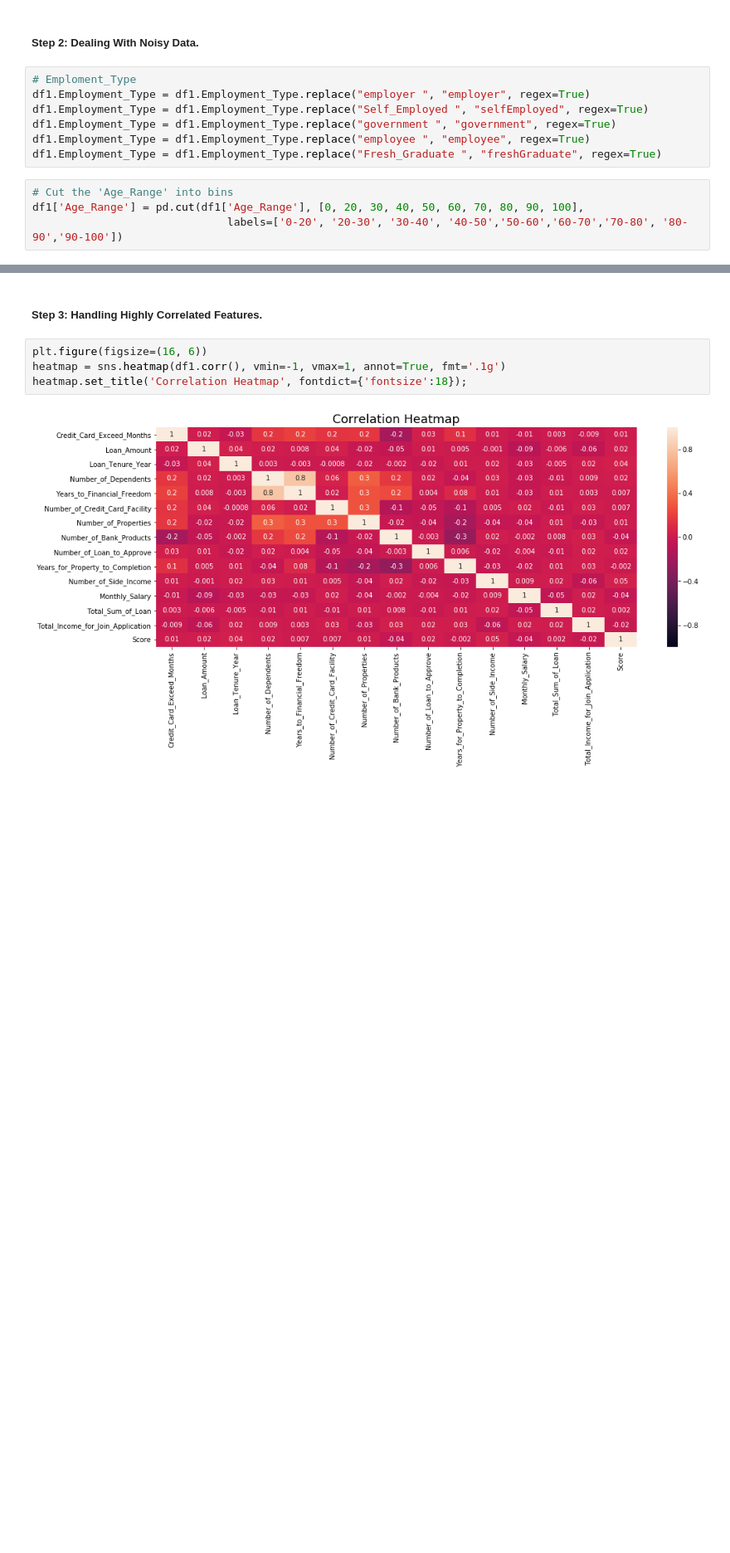
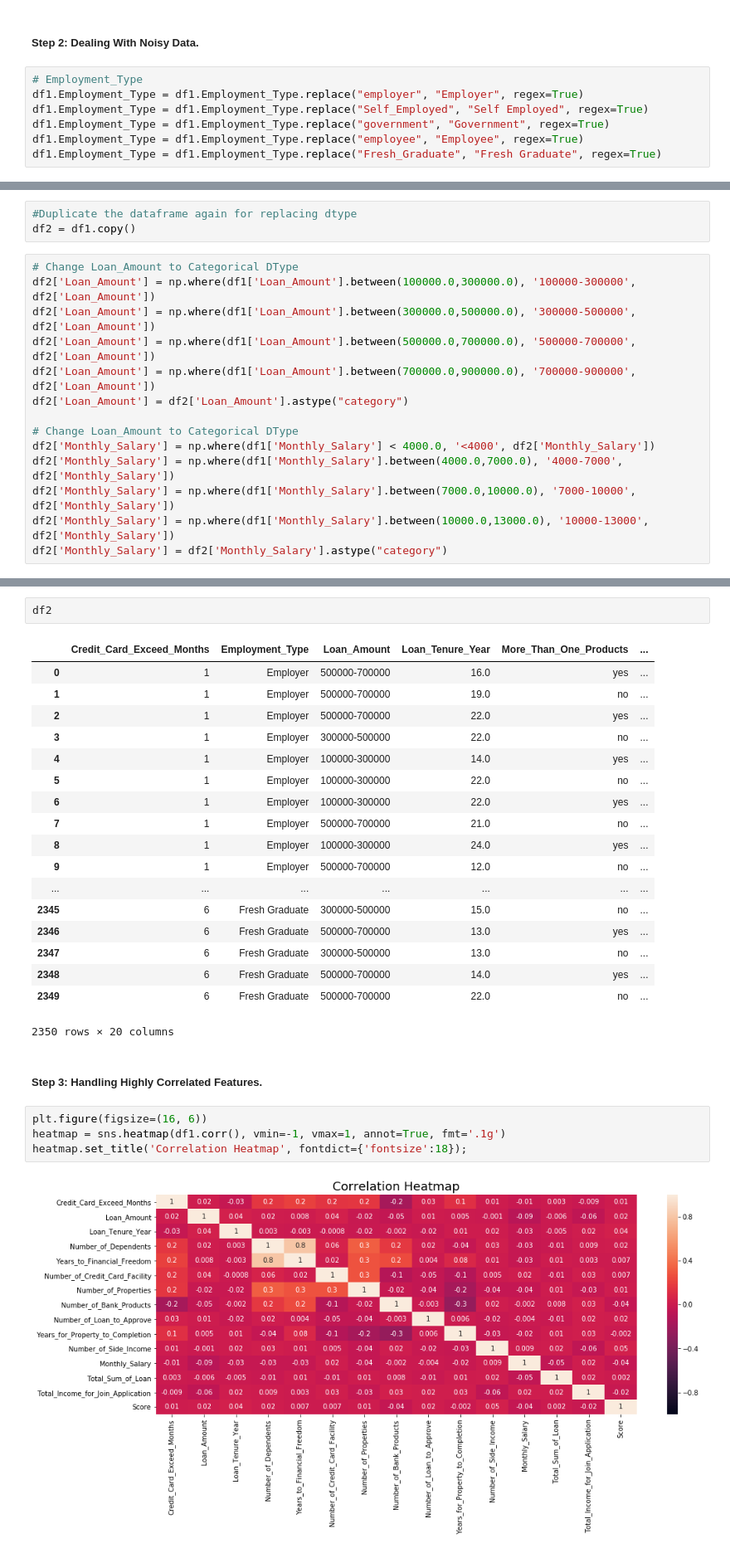
Before and after one commit to wkyg/DataMining, a Jupyter notebook: Project/Project.ipynb, the cells around one changed output, grey strips where cells are left out. Shown at 83% size. Cells and saved outputs as stored; diff of their text form; blank space fills up the shorter version.

```diff
--- a/Project/Project.ipynb
+++ b/Project/Project.ipynb
@@ -84,13 +86,9 @@ dtype: object
 # %% [markdown]
 ##### Step 2: Dealing With Noisy Data.
 # %%
-# Emploment_Type
-df1.Employment_Type = df1.Employment_Type.replace("employer ", "employer", regex=True)
-df1.Employment_Type = df1.Employment_Type.replace("Self_Employed ", "selfEmployed", regex=True)
-df1.Employment_Type = df1.Employment_Type.replace("government ", "government", regex=True)
-df1.Employment_Type = df1.Employment_Type.replace("employee ", "employee", regex=True)
-df1.Employment_Type = df1.Employment_Type.replace("Fresh_Graduate ", "freshGraduate", regex=True)
+# Employment_Type
+df1.Employment_Type = df1.Employment_Type.replace("employer", "Employer", regex=True)
+df1.Employment_Type = df1.Employment_Type.replace("Self_Employed", "Self Employed", regex=True)
+df1.Employment_Type = df1.Employment_Type.replace("government", "Government", regex=True)
+df1.Employment_Type = df1.Employment_Type.replace("employee", "Employee", regex=True)
+df1.Employment_Type = df1.Employment_Type.replace("Fresh_Graduate", "Fresh Graduate", regex=True)
-# %%
-# Cut the 'Age_Range' into bins
-df1['Age_Range'] = pd.cut(df1['Age_Range'], [0, 20, 30, 40, 50, 60, 70, 80, 90, 100],
-                              labels=['0-20', '20-30', '30-40', '40-50','50-60','60-70','70-80', '80-90','90-100'])
@@ -98,0 +95,17 @@ KeyError: 'Age_Range'
+# %%
+#Duplicate the dataframe again for replacing dtype
+df2 = df1.copy()
+# %%
+# Change Loan_Amount to Categorical DType
+df2['Loan_Amount'] = np.where(df1['Loan_Amount'].between(100000.0,300000.0), '100000-300000', df2['Loan_Amount'])
+df2['Loan_Amount'] = np.where(df1['Loan_Amount'].between(300000.0,500000.0), '300000-500000', df2['Loan_Amount'])
+df2['Loan_Amount'] = np.where(df1['Loan_Amount'].between(500000.0,700000.0), '500000-700000', df2['Loan_Amount'])
+df2['Loan_Amount'] = np.where(df1['Loan_Amount'].between(700000.0,900000.0), '700000-900000', df2['Loan_Amount'])
+df2['Loan_Amount'] = df2['Loan_Amount'].astype("category")
+
+# Change Loan_Amount to Categorical DType
+df2['Monthly_Salary'] = np.where(df1['Monthly_Salary'] < 4000.0, '<4000', df2['Monthly_Salary'])
+df2['Monthly_Salary'] = np.where(df1['Monthly_Salary'].between(4000.0,7000.0), '4000-7000', df2['Monthly_Salary'])
+df2['Monthly_Salary'] = np.where(df1['Monthly_Salary'].between(7000.0,10000.0), '7000-10000', df2['Monthly_Salary'])
+df2['Monthly_Salary'] = np.where(df1['Monthly_Salary'].between(10000.0,13000.0), '10000-13000', df2['Monthly_Salary'])
+df2['Monthly_Salary'] = df2['Monthly_Salary'].astype("category")
@@ -99,3 +131,24 @@ KeyError: 'Age_Range'
+# %%
+df2
+# %% [output]
+|  | Credit_Card_Exceed_Months | Employment_Type | Loan_Amount | Loan_Tenure_Year | More_Than_One_Products | ... |
+| 0 | 1 | Employer | 500000-700000 | 16.0 | yes | ... |
+| 1 | 1 | Employer | 500000-700000 | 19.0 | no | ... |
+| 2 | 1 | Employer | 500000-700000 | 22.0 | yes | ... |
+| 3 | 1 | Employer | 300000-500000 | 22.0 | no | ... |
+| 4 | 1 | Employer | 100000-300000 | 14.0 | yes | ... |
+| 5 | 1 | Employer | 100000-300000 | 22.0 | no | ... |
+| 6 | 1 | Employer | 100000-300000 | 22.0 | yes | ... |
+| 7 | 1 | Employer | 500000-700000 | 21.0 | no | ... |
+| 8 | 1 | Employer | 100000-300000 | 24.0 | yes | ... |
+| 9 | 1 | Employer | 500000-700000 | 12.0 | no | ... |
+| ... | ... | ... | ... | ... | ... | ... |
+| 2345 | 6 | Fresh Graduate | 300000-500000 | 15.0 | no | ... |
+| 2346 | 6 | Fresh Graduate | 500000-700000 | 13.0 | yes | ... |
+| 2347 | 6 | Fresh Graduate | 300000-500000 | 13.0 | no | ... |
+| 2348 | 6 | Fresh Graduate | 500000-700000 | 14.0 | yes | ... |
+| 2349 | 6 | Fresh Graduate | 500000-700000 | 22.0 | no | ... |
+2350 rows × 20 columns
 # %% [markdown]
 ##### Step 3: Handling Highly Correlated Features.
 # %%
```
Also changed, not shown: parts of 7 cells of this notebook, 1 other file.
